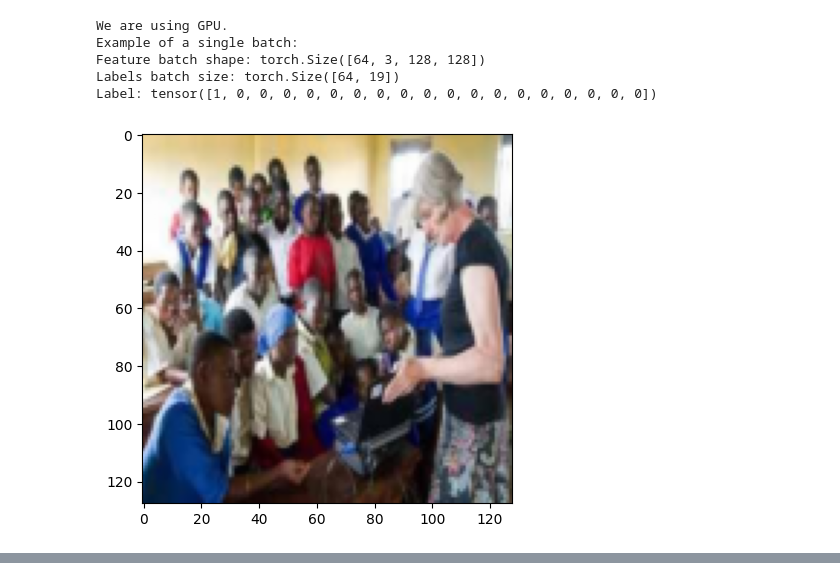
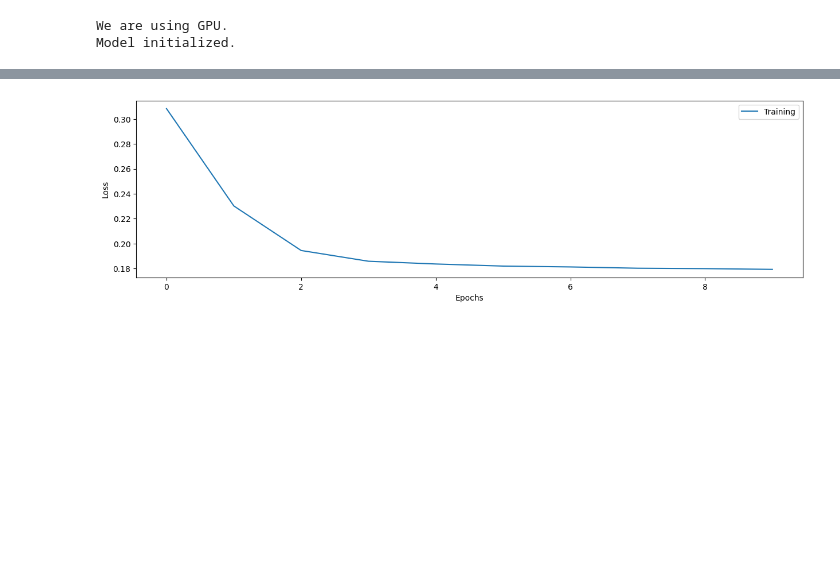
Before and after one commit to deding2000/COMP5329_Ass2, a Jupyter notebook: main_notebook.ipynb, the cells around one changed output, grey strips where cells are left out. Drawn from its saved outputs; the diff is of its cells as text; code cells hidden in the pictures; blank space fills up the shorter version.

```diff
--- a/main_notebook.ipynb
+++ b/main_notebook.ipynb
@@ -38,11 +38,16 @@ import os
 import torch
 import matplotlib.pyplot as plt
 from torchvision import transforms
-from torch.utils.data import DataLoader, Subset
+from torch.utils.data import DataLoader, Subset, random_split
 
 from Dataload import pil_process_image_color, encode, CustomImageDataset
 from models import CNN
 from utils import test, train_network
+
+from sklearn.metrics import confusion_matrix
+import torch
+import numpy as np
+from tqdm import tqdm
 
 # Hyperparameters
 batch_size = 64
@@ -90,39 +95,31 @@ test_data = CustomImageDataset(df_test,DATASET_PATH+"data/",transform=testTransf
 train_dataloader = DataLoader(training_data, batch_size=batch_size, shuffle=True)
 test_dataloader = DataLoader(test_data, batch_size=batch_size, shuffle=True)
 
-# Display example of random image and label.
-print("Example of a single batch:")
-train_features, train_labels = next(iter(train_dataloader))
-print(f"Feature batch shape: {train_features.size()}")
-print(f"Labels batch size: {train_labels.size()}")
-img = train_features[0].squeeze()
-label = train_labels[0]
-print(f"Label: {label}")
-plt.imshow(img.permute(1, 2, 0))
-plt.show()
-
 # Setup model
 model = CNN().to(device)
 loss = torch.nn.BCEWithLogitsLoss()
 optimizer = torch.optim.Adam(model.parameters(), lr=lr)
 print('Model initialized.')
 
-# Testing model on small subset of data
-subset_size = 200
-subset_indices = torch.randperm(len(training_data))[:subset_size]
-subset_data = Subset(training_data, range(0, subset_size,2)) #subset_indices
-subset_dataloader = DataLoader(subset_data, batch_size=batch_size, shuffle=True,drop_last=True)
+# Creating 70/30 split of data
+generator1 = torch.Generator().manual_seed(42)
+subset_train,subset_test = random_split(training_data, [0.7, 0.3], generator=generator1)
+subset_trainloader = DataLoader(subset_train, batch_size=batch_size, shuffle=True,drop_last=True)
+subset_testloader = DataLoader(subset_test)
 
-# Testing training
-log_interval = 2 # How often we print train loss
-train_network(log_interval,model, device, subset_dataloader, optimizer, loss,epochs=5)
+# Training
+log_interval = 100 # How often we print train loss
+train_losses = train_network(log_interval,model, device, subset_trainloader, optimizer, loss,epochs=10)
+
+plt.figure(figsize=(15,4))
+plt.plot(train_losses,label="Training")
+plt.ylabel("Loss")
+plt.xlabel("Epochs")
+plt.legend(loc='upper right')
+plt.show()
+
 # Testing forward operator
-test(model, device, subset_dataloader, loss)
-print('Model works.')
+test(model, device, subset_testloader,loss)
 # %% [output]
 We are using GPU.
-Example of a single batch:
-Feature batch shape: torch.Size([64, 3, 128, 128])
-Labels batch size: torch.Size([64, 19])
-Label: tensor([1, 0, 0, 0, 0, 0, 0, 0, 0, 0, 0, 0, 0, 0, 0, 0, 0, 0, 0])
+Model initialized.
-[figure, old version]
@@ -138,0 +196 @@ Model works.
+[figure, new version]
```
Also changed, not shown: parts of 6 cells of this notebook.
